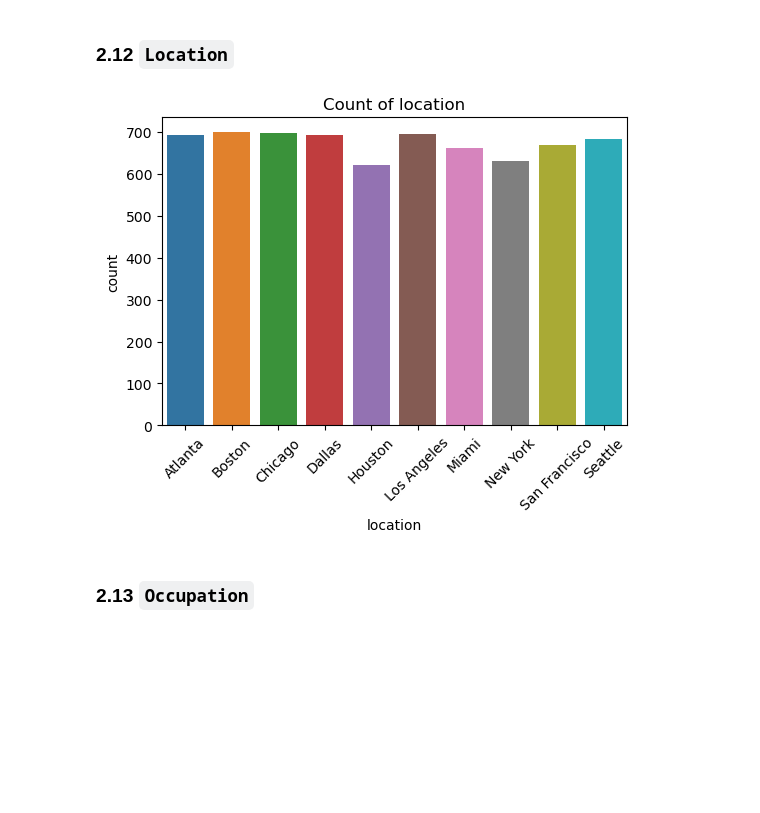
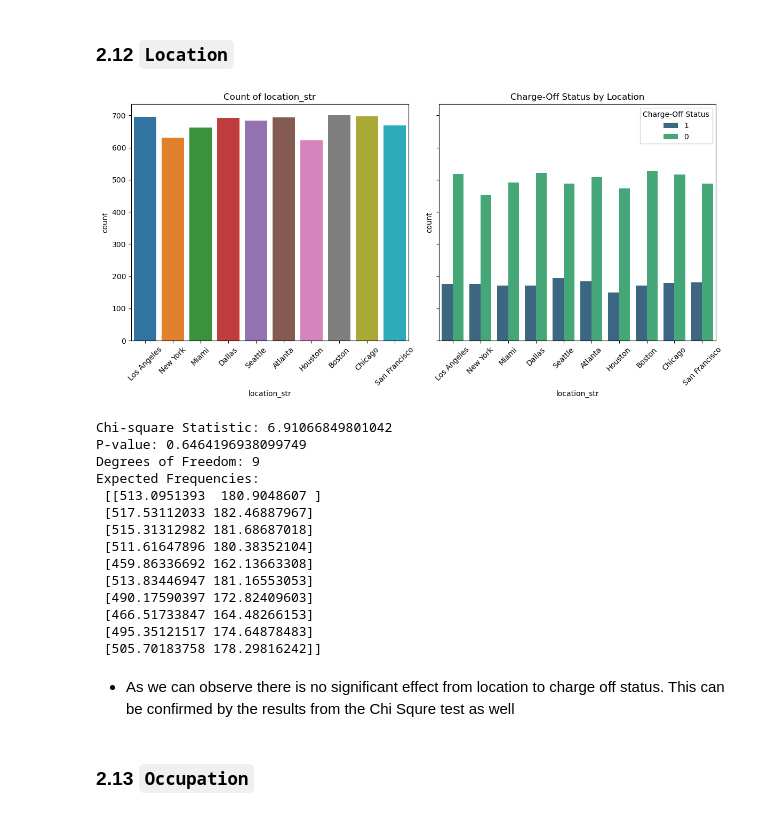
Before and after one commit to hchamikadilshan/CreditRisk360-ISC2024, a Jupyter notebook: notebooks/4 - eda.ipynb, the cells around one changed output. Drawn from its saved outputs; the diff is of its cells as text; code cells hidden in the pictures; blank space fills up the shorter version.

```diff
--- a/notebooks/4 - eda.ipynb
+++ b/notebooks/4 - eda.ipynb
@@ -620,3 +620,7 @@ plt.show()
+# %%
+data["charge_off_status_str"] = data["charge_off_status"].astype(str)
+data["location_str"] = data["location"].astype(str)
+data["occupation_str"] = data["occupation"].astype(str)
 # %% [markdown]
 ### 2.9 `Number_of_delinquent_accounts`
 # %%
@@ -659,13 +663,46 @@ plt.show()
 # %% [markdown]
 ### 2.12 `Location`
 # %%
-col= "location"
-plt.figure(figsize=(6, 4))
-sns.countplot(x=col, data=data)
-plt.title(f"Count of {col}")
-plt.xticks(rotation=45)
+fig, axes = plt.subplots(1, 2, figsize=(12, 6), sharey=True)
+
+sns.countplot(x="location_str", data=data, ax=axes[0])
+axes[0].set_title("Count of location_str")
+axes[0].set_xticklabels(axes[0].get_xticklabels(), rotation=45)
+
+sns.countplot(x="location_str", hue="charge_off_status_str", data=data, palette="viridis", ax=axes[1])
+axes[1].set_title("Charge-Off Status by Location")
+axes[1].set_xticklabels(axes[1].get_xticklabels(), rotation=45)
+axes[1].legend(title="Charge-Off Status")
+
+plt.tight_layout()
 plt.show()
 # %% [output]
-[figure, old version]
+[figure, new version]
+# %%
+contingency_table = pd.crosstab(data['location_str'], data['charge_off_status_str'])
+
+chi2, p, dof, expected = chi2_contingency(contingency_table)
+
+print("Chi-square Statistic:", chi2)
+print("P-value:", p)
+print("Degrees of Freedom:", dof)
+print("Expected Frequencies:\n", expected)
+# %% [output]
+Chi-square Statistic: 6.91066849801042
+P-value: 0.6464196938099749
+Degrees of Freedom: 9
+Expected Frequencies:
+ [[513.0951393  180.9048607 ]
+ [517.53112033 182.46887967]
+ [515.31312982 181.68687018]
+ [511.61647896 180.38352104]
+ [459.86336692 162.13663308]
+ [513.83446947 181.16553053]
+ [490.17590397 172.82409603]
+ [466.51733847 164.48266153]
+ [495.35121517 174.64878483]
+ [505.70183758 178.29816242]]
+# %% [markdown]
+- As we can observe there is no significant effect from location to charge off status. This can be confirmed by the results from the Chi Squre test as well
 # %% [markdown]
 ### 2.13 `Occupation`
```
Also changed, not shown: parts of 74 cells of this notebook.
